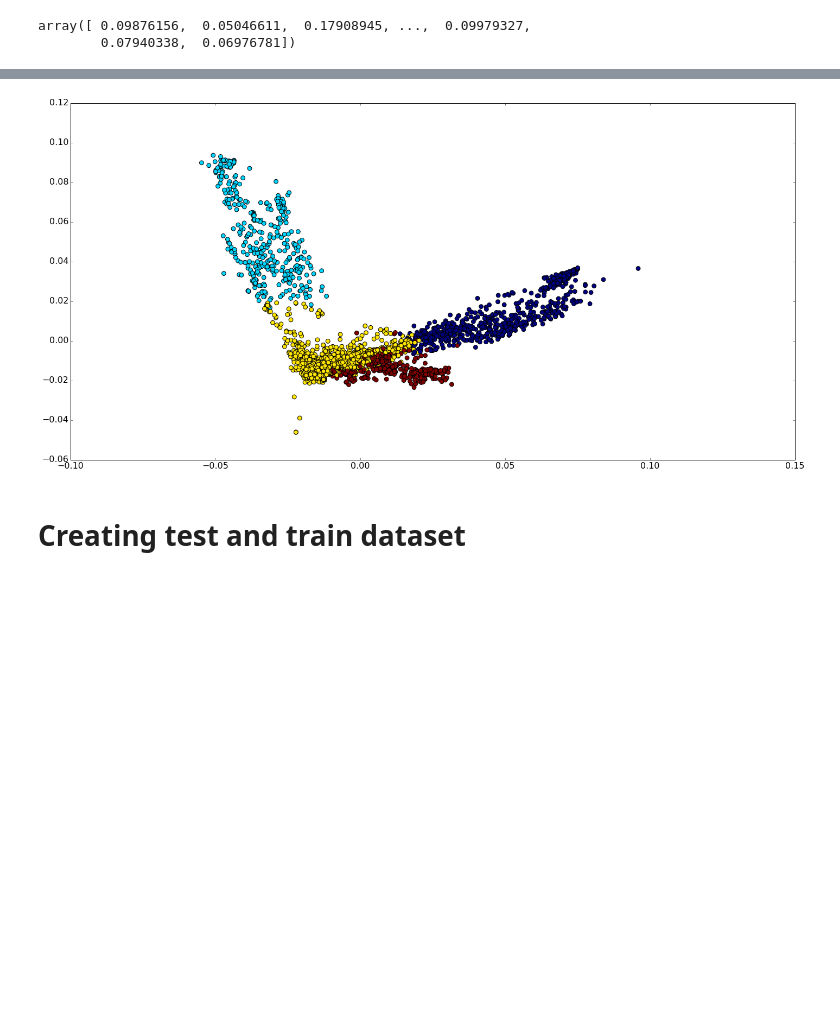
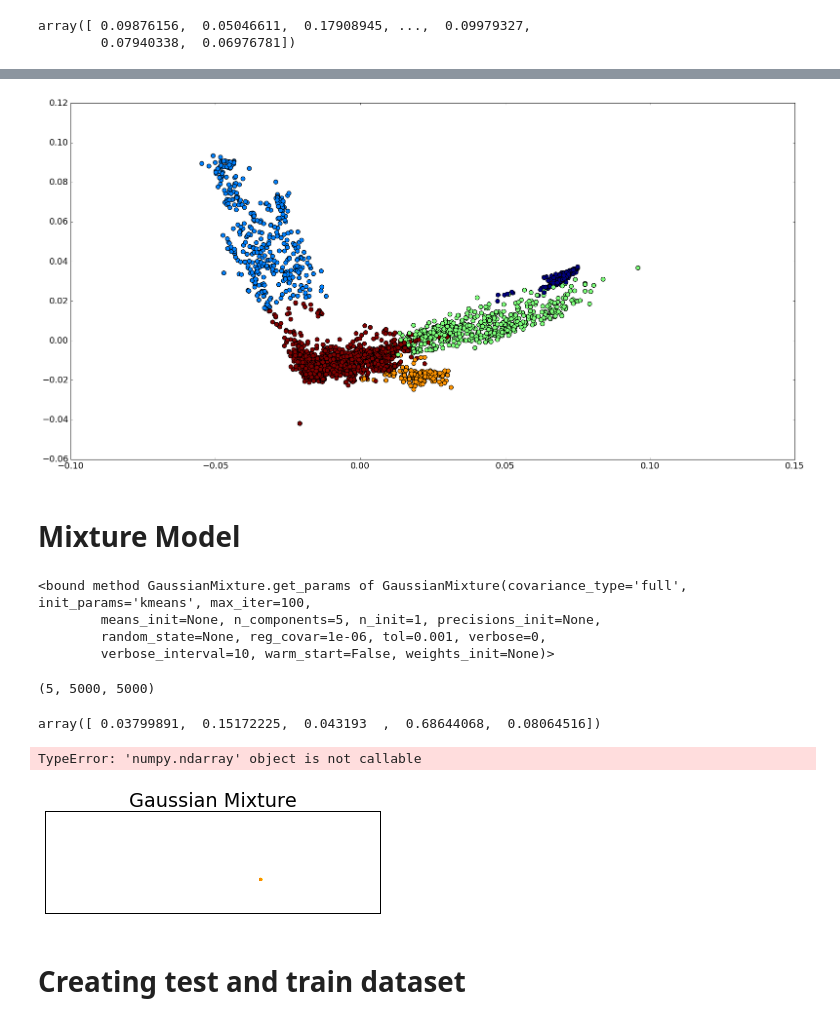
Before and after one commit to drah-kah-ris/tensorflow_tryouts, a Jupyter notebook: Document_classifciation_scikit.ipynb, the cells around one changed output, grey strips where cells are left out. Cells and saved outputs as stored; diff of their text form; code cells hidden in the pictures; blank space fills up the shorter version.

```diff
--- a/Document_classifciation_scikit.ipynb
+++ b/Document_classifciation_scikit.ipynb
@@ -320,7 +304,9 @@ print_file_with_clusters(4)
 # %%
 plt.figure(num=None, figsize=(20, 10), dpi=80, facecolor='w', edgecolor='k')
-plt.scatter(pca_comp[:,0],pca_comp[:,1],c=np.array(KMeans_model[2].labels_),s=60)
+plt.scatter(pca_comp[:,0],pca_comp[:,1],c=np.array(KMeans_model[3].labels_),s=60)
 plt.tight_layout()
 plt.show()
 # %% [output]
-[figure, old version]
+[figure, new version]
+# %% [markdown]
+# Mixture Model
@@ -326,0 +316,70 @@ plt.show()
+# %%
+EM_model.get_params
+# %% [output]
+<bound method GaussianMixture.get_params of GaussianMixture(covariance_type='full', init_params='kmeans', max_iter=100,
+        means_init=None, n_components=5, n_init=1, precisions_init=None,
+        random_state=None, reg_covar=1e-06, tol=0.001, verbose=0,
+        verbose_interval=10, warm_start=False, weights_init=None)>
+# %%
+EM_model.covariances_.shape
+# %% [output]
+(5, 5000, 5000)
+# %%
+EM_model.weights_
+# %% [output]
+array([ 0.03799891,  0.15172225,  0.043193  ,  0.68644068,  0.08064516])
+# %%
+print EM_model.weights_(train_data_np[0])
+print EM_model.predict_proba(train_data_np[100])
+print EM_model.predict_proba(train_data_np[200])
+print EM_model.predict_proba(train_data_np[300])
+print EM_model.predict_proba(train_data_np[700])
+print EM_model.predict_proba(train_data_np[2000])
+# %% [output]
+TypeError: 'numpy.ndarray' object is not callable
+# %%
+import itertools
+
+import numpy as np
+from scipy import linalg
+import matplotlib.pyplot as plt
+import matplotlib as mpl
+
+from sklearn import mixture
+
+color_iter = itertools.cycle(['navy', 'c', 'cornflowerblue', 'gold',
+                              'darkorange'])
+
+
+def plot_results(X, Y_, means, covariances, index, title):
+    splot = plt.subplot(2, 1, 1 + index)
+    for i, (mean, covar, color) in enumerate(zip(
+            means, covariances, color_iter)):
+        v, w = linalg.eigh(covar)
+        v = 2. * np.sqrt(2.) * np.sqrt(v)
+        u = w[0] / linalg.norm(w[0])
+        # as the DP will not use every component it has access to
+        # unless it needs it, we shouldn't plot the redundant
+        # components.
+        if not np.any(Y_ == i):
+            continue
+        plt.scatter(X[Y_ == i, 0], X[Y_ == i, 1], .8, color=color)
+
+        # Plot an ellipse to show the Gaussian component
+        angle = np.arctan(u[1] / u[0])
+        angle = 180. * angle / np.pi  # convert to degrees
+        ell = mpl.patches.Ellipse(mean, v[0], v[1], 180. + angle, color=color)
+        ell.set_clip_box(splot.bbox)
+        ell.set_alpha(0.5)
+        splot.add_artist(ell)
+
+    plt.xlim(-9., 5.)
+    plt.ylim(-3., 6.)
+    plt.xticks(())
+    plt.yticks(())
+    plt.title(title)
+# %%
+plot_results(train_data_np, EM_model.predict(train_data_np), EM_model.means_, EM_model.covariances_, 0,
+             'Gaussian Mixture')
+# %% [output]
+[figure, added]
```
Also changed, not shown: parts of 24 cells of this notebook.
